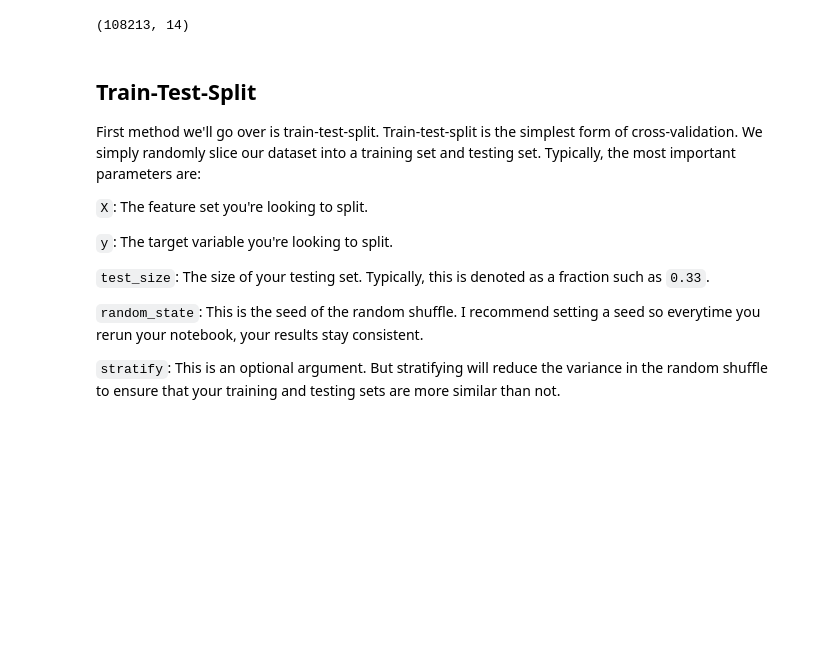
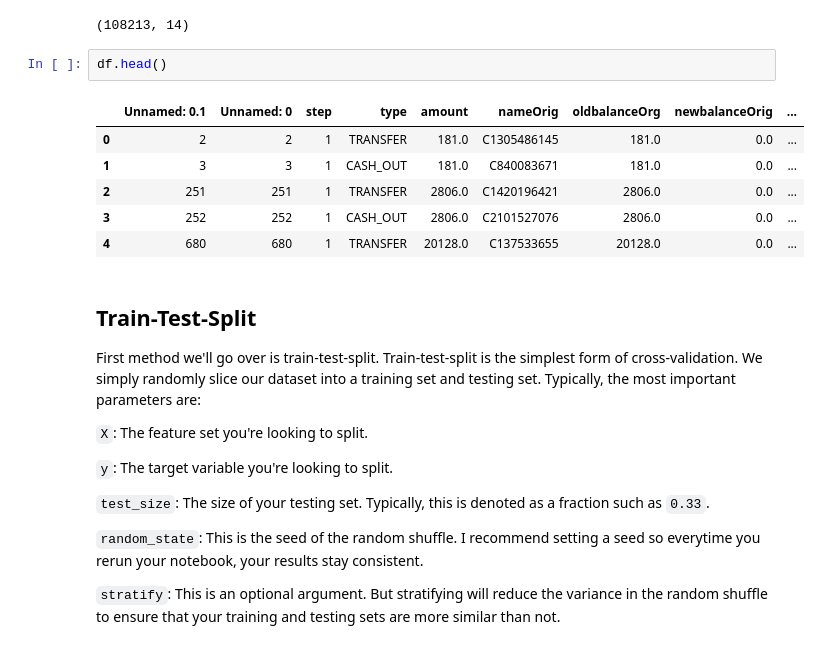
Before and after one commit to wchb2015/kaggle_practice, a Jupyter notebook: 365data/6.cross_validation_notebook.ipynb, the cells around one changed output. Drawn from its saved outputs; the diff is of its cells as text; blank space fills up the shorter version.

```diff
--- a/365data/6.cross_validation_notebook.ipynb
+++ b/365data/6.cross_validation_notebook.ipynb
@@ -44,6 +44,15 @@ df = pd.concat([pos, neg], ignore_index=True)
 df.shape
 # %% [output]
 (108213, 14)
+# %%
+df.head()
+# %% [output]
+|  | Unnamed: 0.1 | Unnamed: 0 | step | type | amount | nameOrig | oldbalanceOrg | newbalanceOrig | ... |
+| 0 | 2 | 2 | 1 | TRANSFER | 181.0 | C1305486145 | 181.0 | 0.0 | ... |
+| 1 | 3 | 3 | 1 | CASH_OUT | 181.0 | C840083671 | 181.0 | 0.0 | ... |
+| 2 | 251 | 251 | 1 | TRANSFER | 2806.0 | C1420196421 | 2806.0 | 0.0 | ... |
+| 3 | 252 | 252 | 1 | CASH_OUT | 2806.0 | C2101527076 | 2806.0 | 0.0 | ... |
+| 4 | 680 | 680 | 1 | TRANSFER | 20128.0 | C137533655 | 20128.0 | 0.0 | ... |
 # %% [markdown]
 ## Train-Test-Split
 
```
Also changed, not shown: parts of 9 cells of this notebook, 13 other files.
